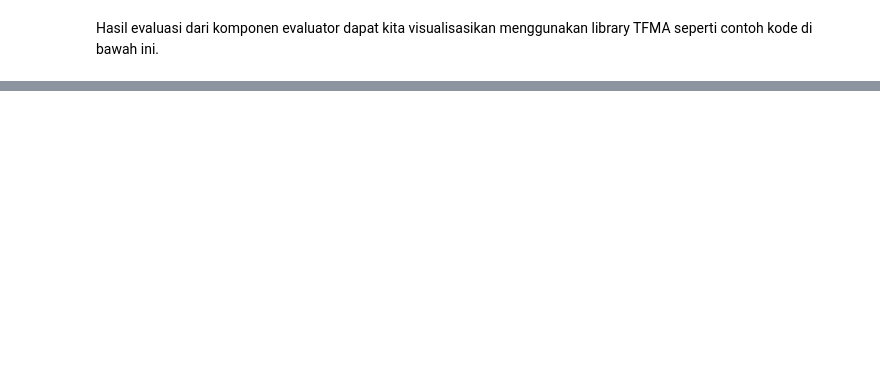
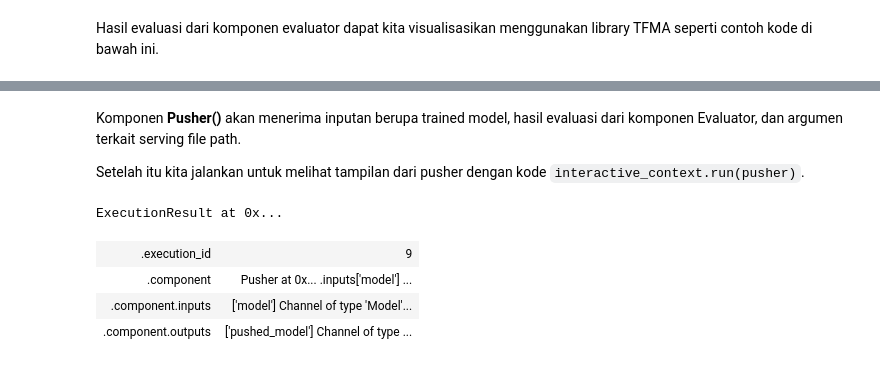
Before and after one commit to izzul112/ML_MLO-Submission_1, a Jupyter notebook: mlop_submission1_tweet.ipynb, the cells around one changed output, grey strips where cells are left out. Drawn from its saved outputs; the diff is of its cells as text; code cells hidden in the pictures; blank space fills up the shorter version.

```diff
--- a/mlop_submission1_tweet.ipynb
+++ b/mlop_submission1_tweet.ipynb
@@ -62,8 +155,8 @@ import os
 
 Disini kita akan mendefinisikan variabel yang akan kita gunakan nanti.
 # %%
-PIPELINE_NAME = "emailspam-pipeline"
-SCHEMA_PIPELINE_NAME = "emailspam-tfdv-schema"
+PIPELINE_NAME = "kuroba_izzul-pipeline"
+SCHEMA_PIPELINE_NAME = "tweet-tfdv-schema"
 
 #Directory untuk menyimpan artifact yang akan dihasilkan
 PIPELINE_ROOT = os.path.join('pipelines', PIPELINE_NAME)
@@ -599,12 +804,6 @@ eval_config = tfma.EvalConfig(
     metrics_specs=[
         tfma.MetricsSpec(metrics=[
 
-            tfma.MetricConfig(class_name='ExampleCount'),
-            tfma.MetricConfig(class_name='AUC'),
-            tfma.MetricConfig(class_name='FalsePositives'),
-            tfma.MetricConfig(class_name='TruePositives'),
-            tfma.MetricConfig(class_name='FalseNegatives'),
-            tfma.MetricConfig(class_name='TrueNegatives'),
             tfma.MetricConfig(class_name='BinaryAccuracy',
                 threshold=tfma.MetricThreshold(
                     value_threshold=tfma.GenericValueThreshold(
@@ -651,14 +877,24 @@ tfma.addons.fairness.view.widget_view.render_fairness_indicator(
+# %% [markdown]
+Komponen **Pusher()** akan menerima inputan berupa trained model, hasil evaluasi dari komponen Evaluator, dan argumen terkait serving file path.
+
+Setelah itu kita jalankan untuk melihat tampilan dari pusher dengan kode `interactive_context.run(pusher)`.
 # %%
 from tfx.components import Pusher
 from tfx.proto import pusher_pb2
 
 pusher = Pusher(
 model=trainer.outputs['model'],
 model_blessing=evaluator.outputs['blessing'],
 push_destination=pusher_pb2.PushDestination(
     filesystem=pusher_pb2.PushDestination.Filesystem(
-        base_directory='serving_model_dir/sarchasm-detection-model'))
+        base_directory='serving_model_dir/tweet-detection-model'))
 
 )
 
 interactive_context.run(pusher)
+# %% [output]
+ExecutionResult at 0x...
+| .execution_id | 9 |
+| .component | Pusher at 0x... .inputs['model'] ... |
+| .component.inputs | ['model'] Channel of type 'Model'... |
+| .component.outputs | ['pushed_model'] Channel of type ... |
```
Also changed, not shown: parts of 26 cells of this notebook.
